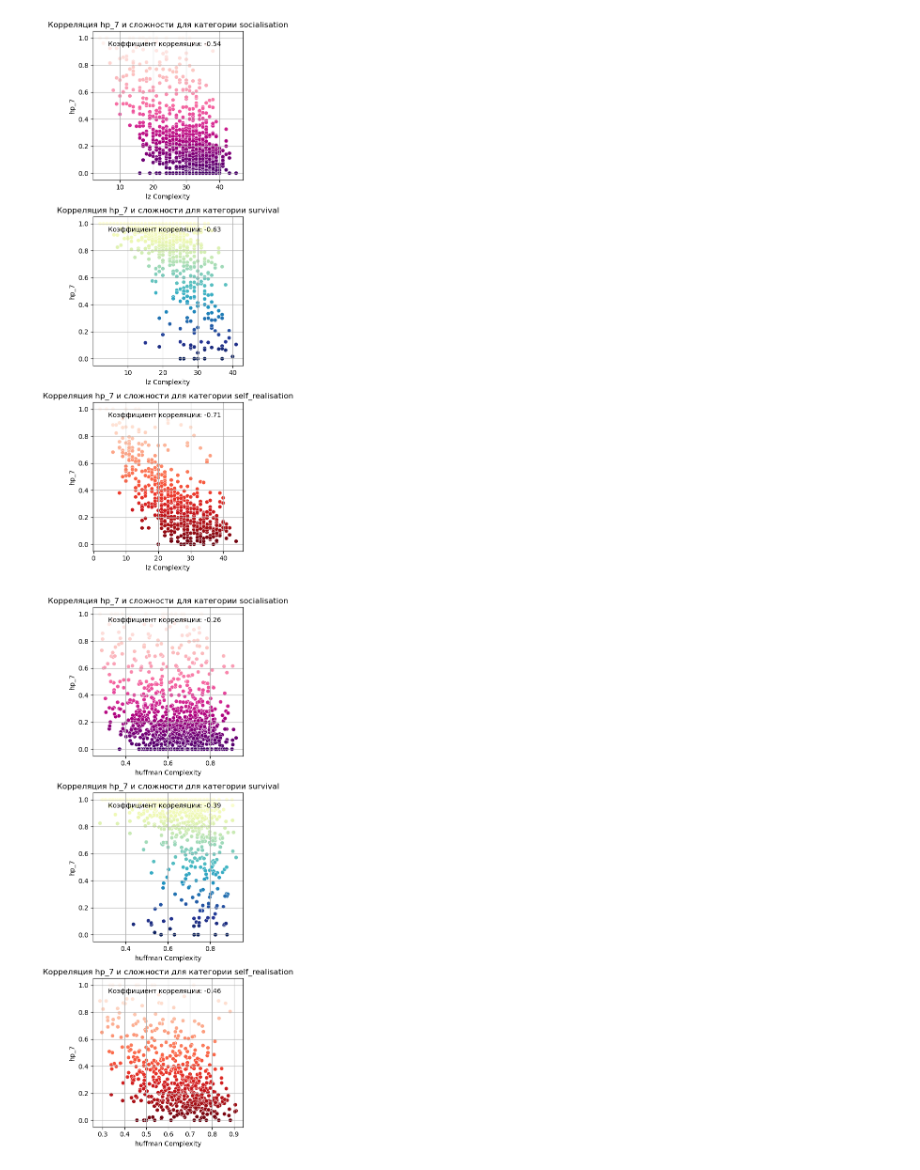
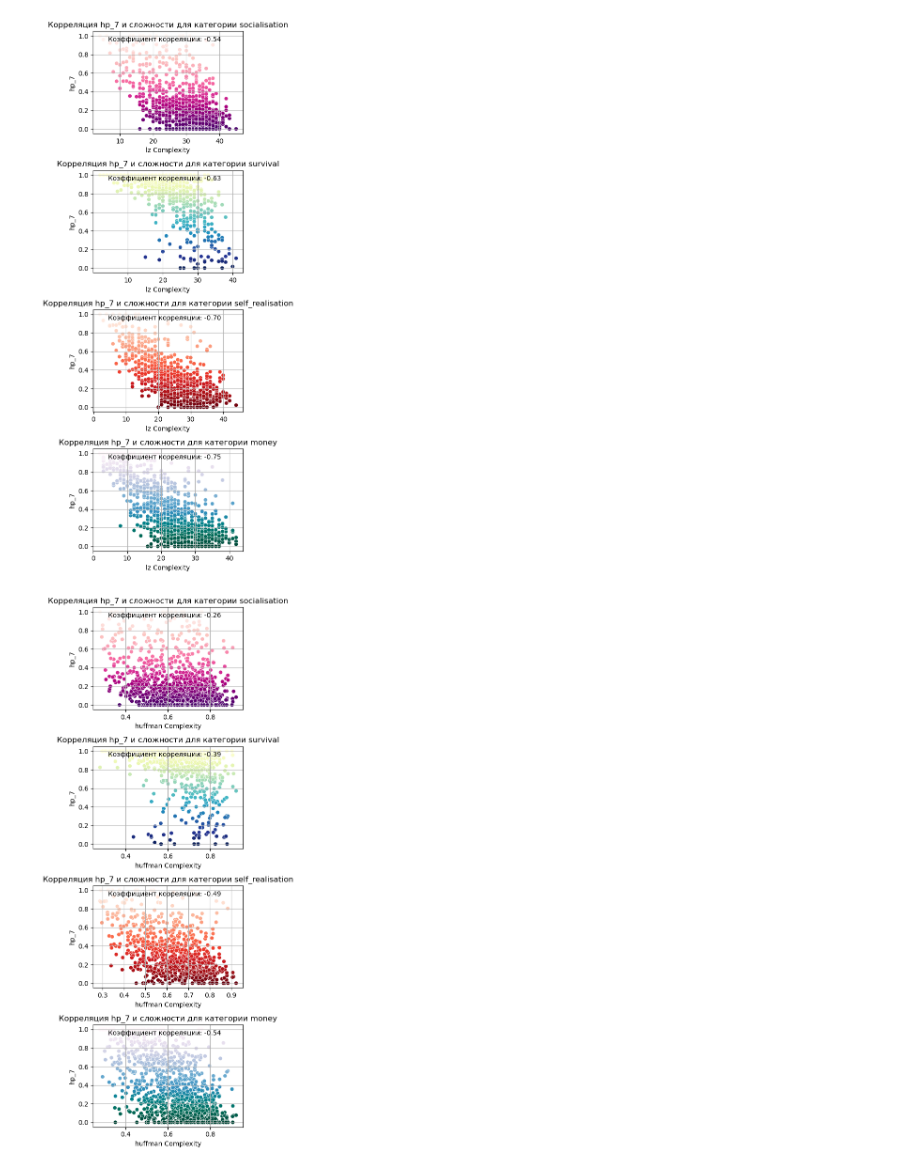
Before and after one commit to Liana2707/consumer-behavior-kolmogorov, a Jupyter notebook: test.ipynb, the cells around one changed output. Drawn from its saved outputs; the diff is of its cells as text; code cells hidden in the pictures.

```diff
--- a/test.ipynb
+++ b/test.ipynb
@@ -8,7 +8,8 @@ import seaborn as sns
 data = [
     pd.read_csv('out_1.csv', index_col=0),
     pd.read_csv('out_2.csv', index_col=0),
-    pd.read_csv('out_3.csv', index_col=0)]
+    pd.read_csv('out_3.csv', index_col=0),
+    pd.read_csv('out_4.csv', index_col=0)]
 data
 # %% [output]
 [     client_id      hp_7  huffman_complexity  lz_complexity
@@ -29,11 +30,11 @@ data
 
  [1000 rows x 4 columns]]
 # %%
-fig, axs = plt.subplots(3, 1, figsize=(4, 14))
+fig, axs = plt.subplots(4, 1, figsize=(4, 14))
 n_bins = 20
-categories = ['socialisation', 'survival', 'self_realisation']
-palettes = ['RdPu_r', 'YlGnBu_r', 'Reds_r']
-for i in range(3):
+categories = ['socialisation', 'survival', 'self_realisation', 'money']
+palettes = ['RdPu_r', 'YlGnBu_r', 'Reds_r', 'PuBuGn_r']
+for i in range(4):
     sns.histplot(data=data[i]['hp_7'],  ax=axs[i], bins=n_bins)
     axs[i].set_title(categories[i])
 # %% [output]
@@ -41,9 +42,9 @@ for i in range(3):
 # %%
 features = ['hp_7']
-fig, axes = plt.subplots(3, 1, figsize=(4, 12))
+fig, axes = plt.subplots(4, 1, figsize=(4, 12))
 axes = axes.flatten()
 
-for i in range(3):
+for i in range(4):
     ax = axes[i]
     sns.scatterplot(x=data[i]['lz_complexity'], y=data[i]['hp_7'], ax=ax, hue=data[i]['hp_7'], palette=palettes[i]).legend().remove()
     ax.set_xlabel('lz Complexity')
@@ -57,24 +58,24 @@ for i in range(3):
 plt.tight_layout()
 plt.show()
 # %% [output]
-[figure, old version]
+[figure, new version]
 # %%
 features = ['hp_7']
-fig, axes = plt.subplots(3, 1, figsize=(4, 12))
+fig, axes = plt.subplots(4, 1, figsize=(4, 12))
 axes = axes.flatten()
 
-for i in range(3):
+for i in range(4):
     ax = axes[i]
     sns.scatterplot(x=data[i]['huffman_complexity'], y=data[i]['hp_7'], ax=ax, hue=data[i]['hp_7'], palette=palettes[i]).legend().remove()
     ax.set_xlabel('huffman Complexity')
     ax.set_ylabel(f'hp_7')
     ax.set_title(f'Корреляция hp_7 и сложности для категории {categories[i]}')
 
     correlation = data[i]['huffman_complexity'].corr(data[i]['hp_7'])
     ax.text(0.1, 0.9, f'Коэффициент корреляции: {correlation:.2f}', transform=ax.transAxes)
     ax.grid(True)
 
 plt.tight_layout()
 plt.show()
 # %% [output]
-[figure, old version]
+[figure, new version]
```
Also changed, not shown: parts of 8 cells of this notebook, 3 other files.
